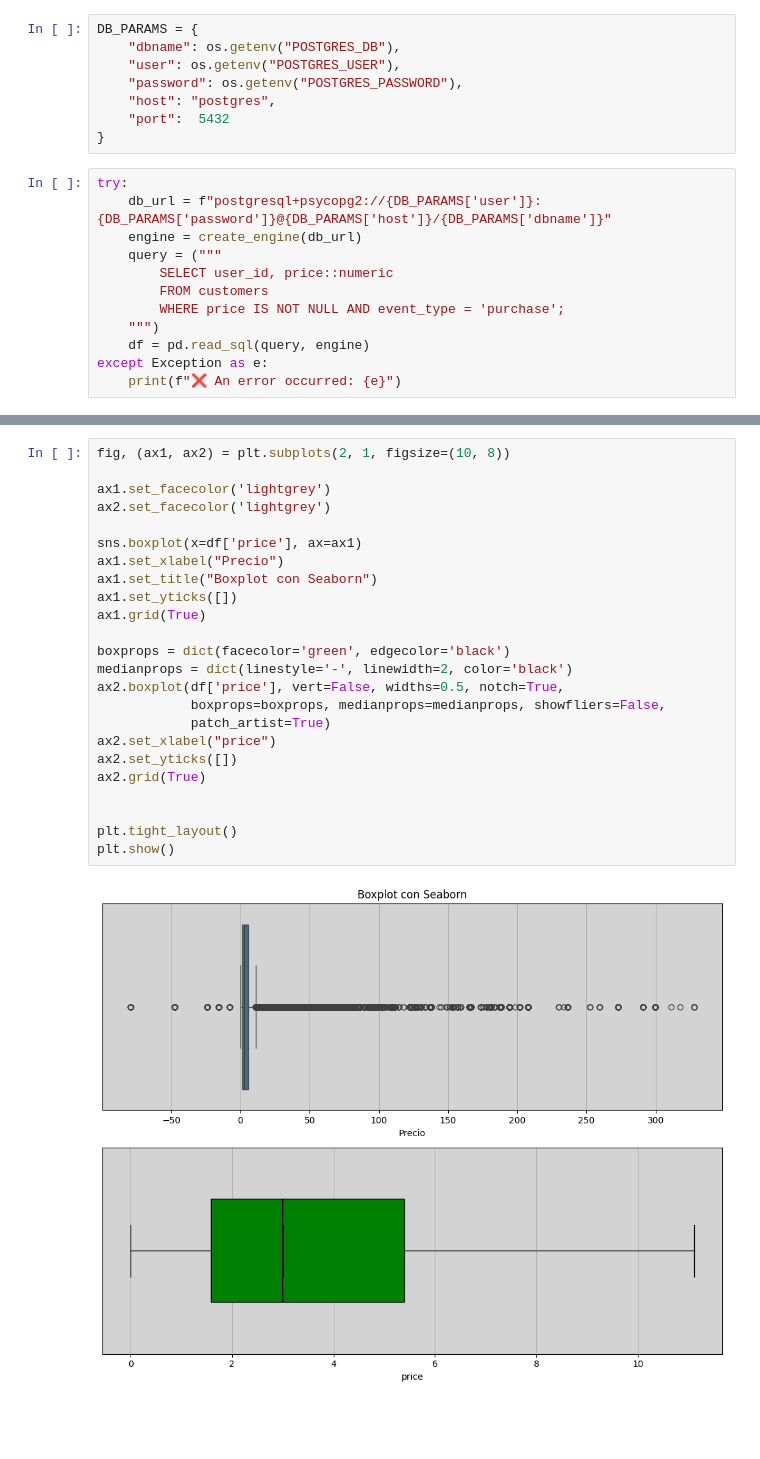
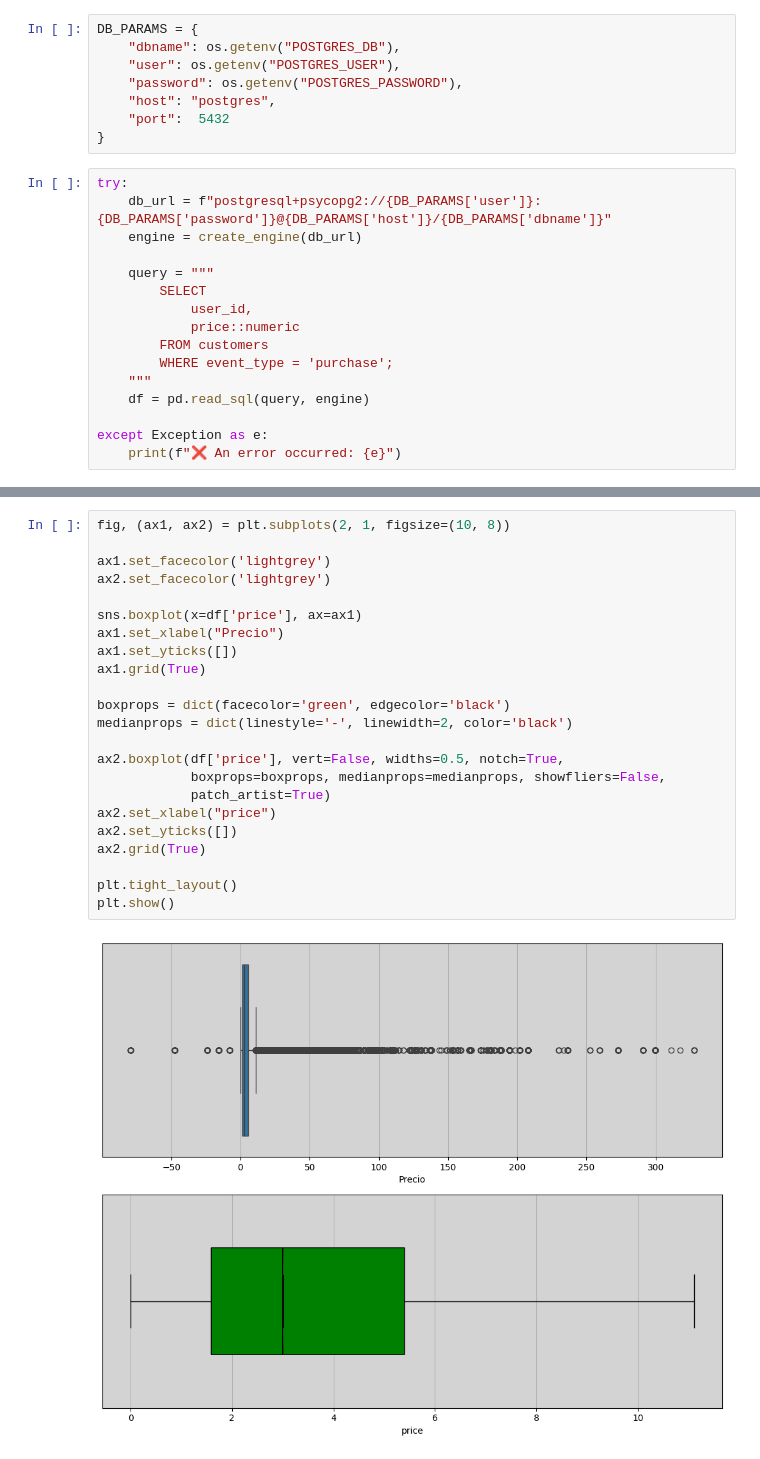
Before and after one commit to johnconh/PiscineData, a Jupyter notebook: data_analyst/ex02/mustache.ipynb, the cells around one changed output, grey strips where cells are left out. Drawn from its saved outputs; the diff is of its cells as text; blank space fills up the shorter version.

```diff
--- a/data_analyst/ex02/mustache.ipynb
+++ b/data_analyst/ex02/mustache.ipynb
@@ -23,12 +23,16 @@ DB_PARAMS = {
 try:
     db_url = f"postgresql+psycopg2://{DB_PARAMS['user']}:{DB_PARAMS['password']}@{DB_PARAMS['host']}/{DB_PARAMS['dbname']}"
     engine = create_engine(db_url)
-    query = ("""
-        SELECT user_id, price::numeric
+
+    query = """
+        SELECT
+            user_id,
+            price::numeric
         FROM customers
-        WHERE price IS NOT NULL AND event_type = 'purchase';
-    """)
+        WHERE event_type = 'purchase';
+    """
     df = pd.read_sql(query, engine)
+
 except Exception as e:
     print(f"❌ An error occurred: {e}")
 # %%
@@ -47,26 +51,25 @@ max       327.780000
 # %%
 fig, (ax1, ax2) = plt.subplots(2, 1, figsize=(10, 8))
 
 ax1.set_facecolor('lightgrey')
 ax2.set_facecolor('lightgrey')
 
 sns.boxplot(x=df['price'], ax=ax1)
 ax1.set_xlabel("Precio")
-ax1.set_title("Boxplot con Seaborn")
 ax1.set_yticks([])
 ax1.grid(True)
 
 boxprops = dict(facecolor='green', edgecolor='black')
 medianprops = dict(linestyle='-', linewidth=2, color='black')
+
 ax2.boxplot(df['price'], vert=False, widths=0.5, notch=True,
             boxprops=boxprops, medianprops=medianprops, showfliers=False,
             patch_artist=True)
 ax2.set_xlabel("price")
 ax2.set_yticks([])
 ax2.grid(True)
 
-
 plt.tight_layout()
 plt.show()
 # %% [output]
-[figure, old version]
+[figure, new version]
```
Also changed, not shown: parts of 2 cells of this notebook, 5 other files.
